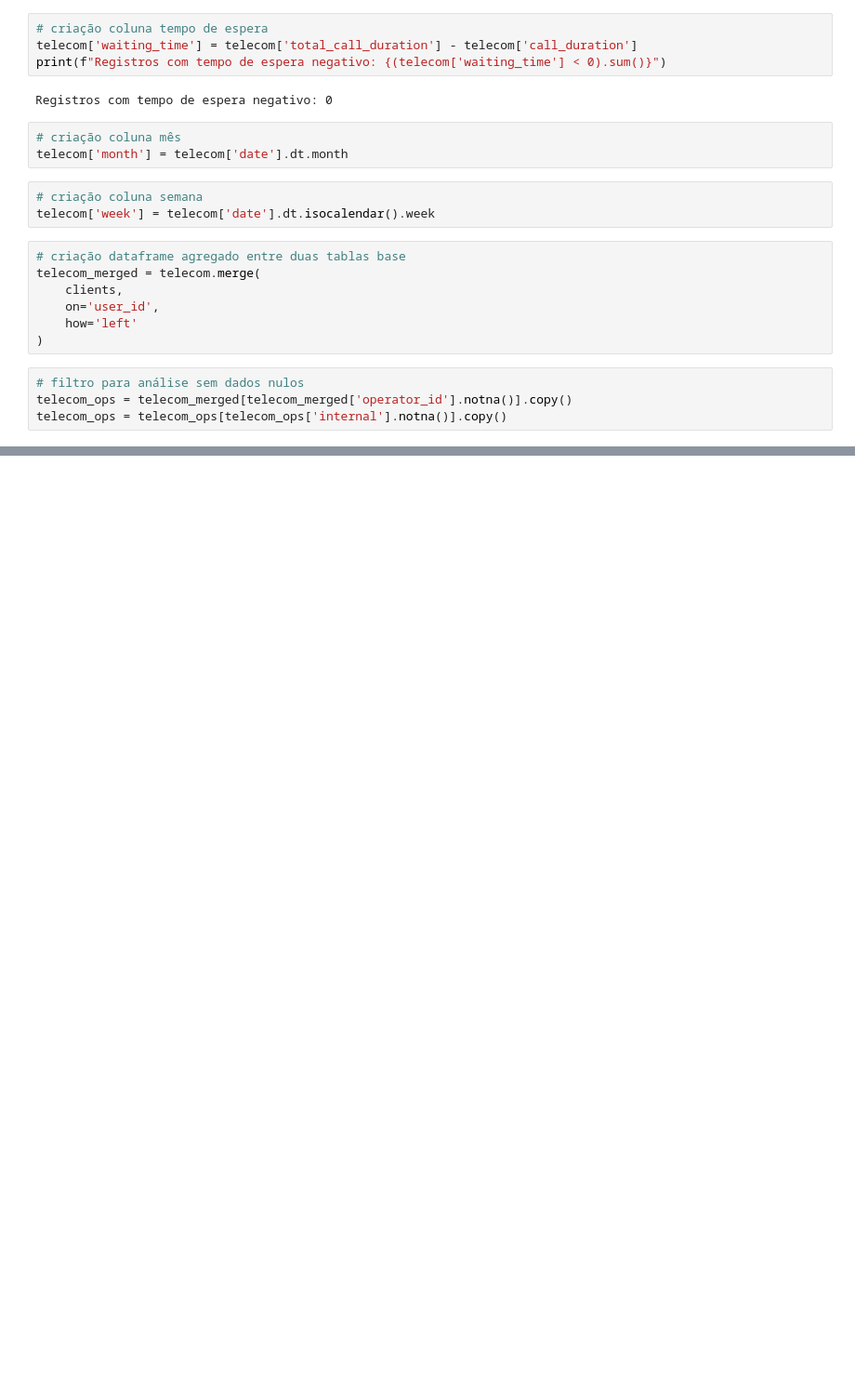
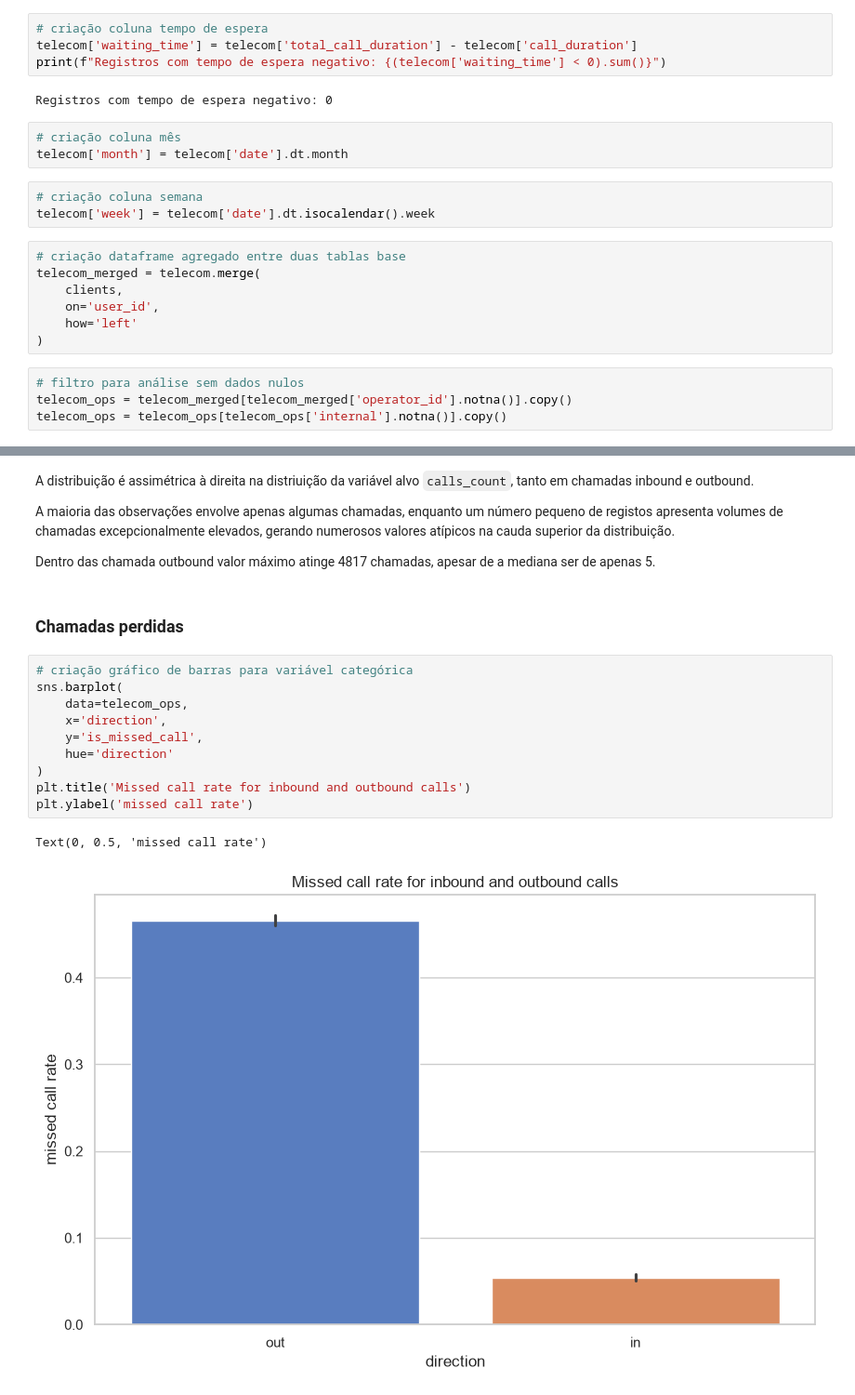
Before and after one commit to rodriguesbrian/tt14_call_me_maybe_project, a Jupyter notebook: notebook/analysis.ipynb, the cells around one changed output, grey strips where cells are left out. Shown at 93% size. Cells and saved outputs as stored; diff of their text form; blank space fills up the shorter version.

```diff
--- a/notebook/analysis.ipynb
+++ b/notebook/analysis.ipynb
@@ -357,0 +446,21 @@ telecom_ops = telecom_ops[telecom_ops['internal'].notna()].copy()
+# %% [markdown]
+A distribuição é assimétrica à direita na distriuição da variável alvo `calls_count`, tanto em chamadas inbound e outbound.
+
+A maioria das observações envolve apenas algumas chamadas, enquanto um número pequeno de registos apresenta volumes de chamadas excepcionalmente elevados, gerando numerosos valores atípicos na cauda superior da distribuição.
+
+Dentro das chamada outbound valor máximo atinge 4817 chamadas, apesar de a mediana ser de apenas 5.
+# %% [markdown]
+### Chamadas perdidas
+# %%
+# criação gráfico de barras para variável categórica
+sns.barplot(
+    data=telecom_ops,
+    x='direction',
+    y='is_missed_call',
+    hue='direction'
+)
+plt.title('Missed call rate for inbound and outbound calls')
+plt.ylabel('missed call rate')
+# %% [output]
+Text(0, 0.5, 'missed call rate')
+[figure, added]
```
Also changed, not shown: parts of 12 cells of this notebook.
